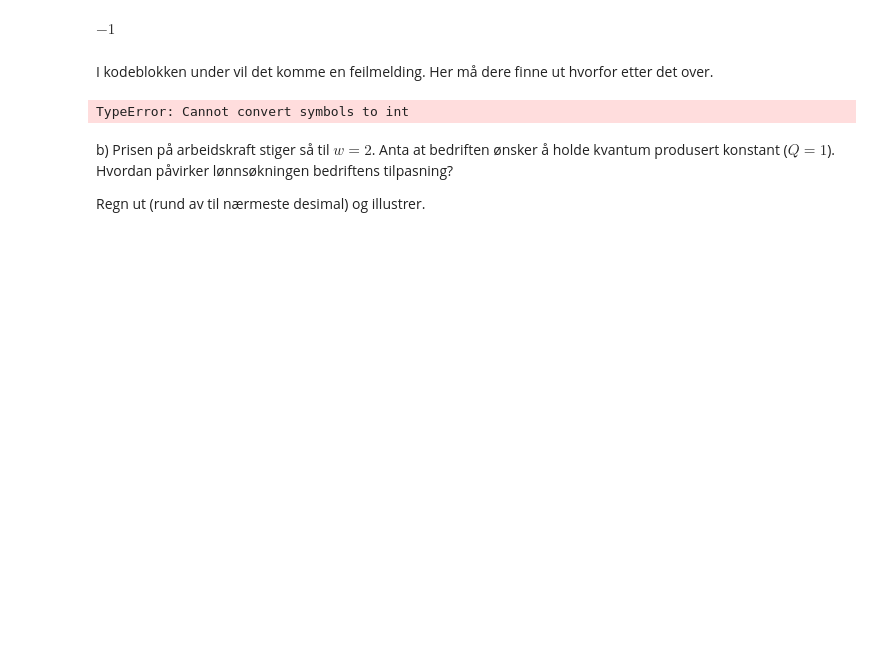
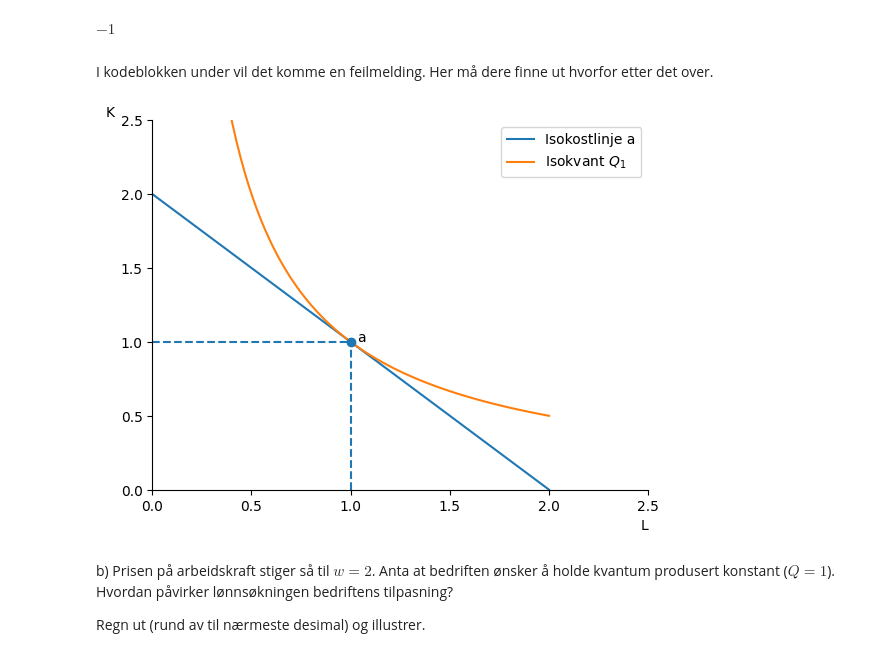
Before and after one commit to uit-sok-1303-v26/uit-sok-1303.v26.github.io, a Jupyter notebook: Produksjonsteori - Kapittel 5.ipynb, the cells around one changed output. Drawn from its saved outputs; the diff is of its cells as text; code cells hidden in the pictures; blank space fills up the shorter version.

```diff
--- a/Produksjonsteori - Kapittel 5.ipynb
+++ b/Produksjonsteori - Kapittel 5.ipynb
@@ -428,7 +428,7 @@ a) Hvilken faktorinnsats vil bedriften velge, og hva blir kostnadene i produksjo
 # %%
 # Optimal faktorinnsats for L
 svar = sp.symbols('?', positive=True)
-Opt_L = optimal_L.subs([(w, svar), (r, svar), (Q, svar), (alpha, svar)])
+Opt_L = optimal_L.subs([(w, 1), (r, 1), (Q, 1), (alpha, sp.Rational(1,2))])
 
 Opt_L
 # %% [output]
@@ -436,6 +436,6 @@ $\displaystyle ? ?^{- 2 ?} \left(- \frac{1}{? \left(? - 1\right)}\right)^{- ?}$
 # %%
 # Optimal faktorinnsats for K
-Opt_K = optimal_K.subs([(w, svar), (r, svar), (Q, svar), (alpha, svar)])
+Opt_K = optimal_K.subs([(w, 1), (r, 1), (Q, 1), (alpha, sp.Rational(1,2))])
 
 Opt_K
 # %% [output]
@@ -443,5 +443,5 @@ $\displaystyle - \frac{?^{2} ?^{- 2 ?} \left(- \frac{1}{? \left(? - 1\right)}\ri
 # %%
-kostnad = isokost.rhs.subs([(L, svar), (K, svar), (w, svar), (r, svar)])
+kostnad = isokost.rhs.subs([(L, 1), (K, Opt_K), (w, 1), (r, 1)])
 
 kostnad
 # %% [output]
@@ -449,6 +449,6 @@ $\displaystyle 2 ?^{2}$
 # %%
 # Helning til isokostlinjen
-helning = L_derivert.subs([(w, svar), (r, svar)])
+helning = L_derivert.subs([(w, 1), (r, 1)])
 helning
 # %% [output]
 $\displaystyle -1$
@@ -471,27 +471,30 @@ I kodeblokken under vil det komme en feilmelding. Her må dere finne ut hvorfor
 # %%
 # Illustrerer i en figur
 L_verdier = np.linspace(0.001, int(kostnad), 100)
+
+optimal_Q_num = optimal_Q.rhs.subs([(w, 1), (r, 1), (L, Opt_L), (alpha, sp.Rational(1,2))])
+
 
 fig, ax = create_ax()
 
 # Tegner isokostlinjen
 ax.plot(L_verdier, kostnad + helning*L_verdier, label='Isokostlinje a')
 
 
 # Tegner isokvanten
-ax.plot(L_verdier, isokvant(L_verdier, 1), label='Isokvant $Q_1$')
+ax.plot(L_verdier, isokvant(L_verdier, optimal_Q_num), label='Isokvant $Q_1$')
 
 
 
 
 # Punkt a for optimal faktorinnsats
 ax.scatter(Opt_L, Opt_K, zorder = 5)
 ax.vlines(Opt_L, 0, Opt_K, linestyles='--')
 ax.hlines(Opt_K, 0, Opt_L, linestyles='--')
 ax.annotate('a', (Opt_L+0.03, Opt_K))
 ax.legend();
 # %% [output]
-TypeError: Cannot convert symbols to int
+[figure, added]
 # %% [markdown]
 b) Prisen på arbeidskraft stiger så til $w = 2$. Anta at bedriften ønsker å holde kvantum produsert konstant ($Q = 1$). Hvordan påvirker lønnsøkningen bedriftens tilpasning?
 
```
Also changed, not shown: parts of 11 cells of this notebook.
